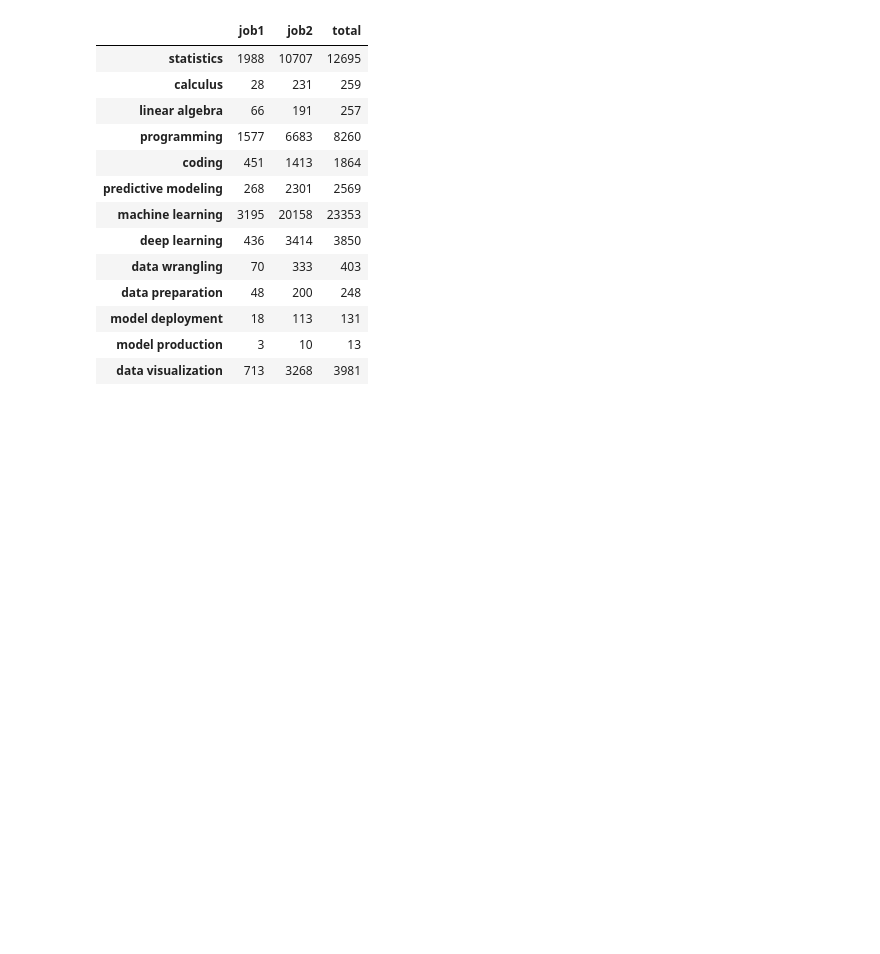
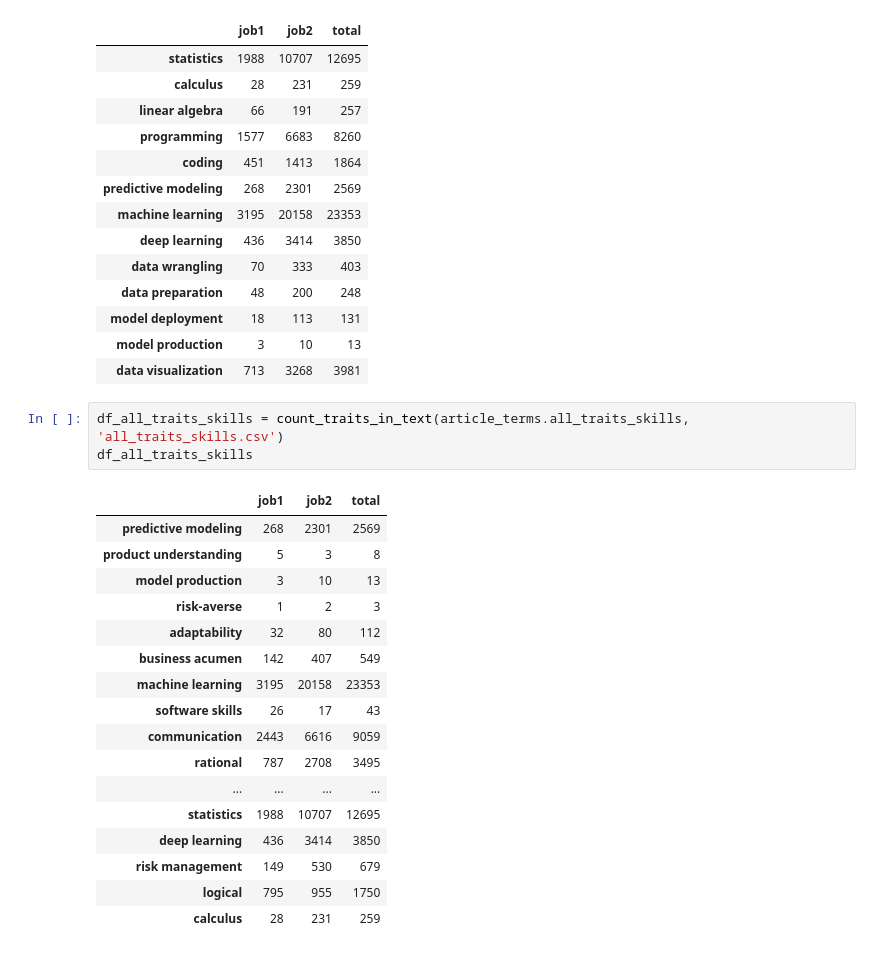
Before and after one commit to Cing2/2AMD20_knowledge, a Jupyter notebook: analysis/jop_postings.ipynb, the cells around one changed output. Saved outputs shown, nothing was run; the diff lists cells and outputs as text; blank space fills up the shorter version.

```diff
--- a/analysis/jop_postings.ipynb
+++ b/analysis/jop_postings.ipynb
@@ -374,3 +375,24 @@ df_hard_skills
 | model deployment | 18 | 113 | 131 |
 | model production | 3 | 10 | 13 |
 | data visualization | 713 | 3268 | 3981 |
+# %%
+df_all_traits_skills = count_traits_in_text(article_terms.all_traits_skills, 'all_traits_skills.csv')
+df_all_traits_skills
+# %% [output]
+|  | job1 | job2 | total |
+| predictive modeling | 268 | 2301 | 2569 |
+| product understanding | 5 | 3 | 8 |
+| model production | 3 | 10 | 13 |
+| risk-averse | 1 | 2 | 3 |
+| adaptability | 32 | 80 | 112 |
+| business acumen | 142 | 407 | 549 |
+| machine learning | 3195 | 20158 | 23353 |
+| software skills | 26 | 17 | 43 |
+| communication | 2443 | 6616 | 9059 |
+| rational | 787 | 2708 | 3495 |
+| ... | ... | ... | ... |
+| statistics | 1988 | 10707 | 12695 |
+| deep learning | 436 | 3414 | 3850 |
+| risk management | 149 | 530 | 679 |
+| logical | 795 | 955 | 1750 |
+| calculus | 28 | 231 | 259 |
```
Also changed, not shown: parts of 2 cells of this notebook, 5 other files.
